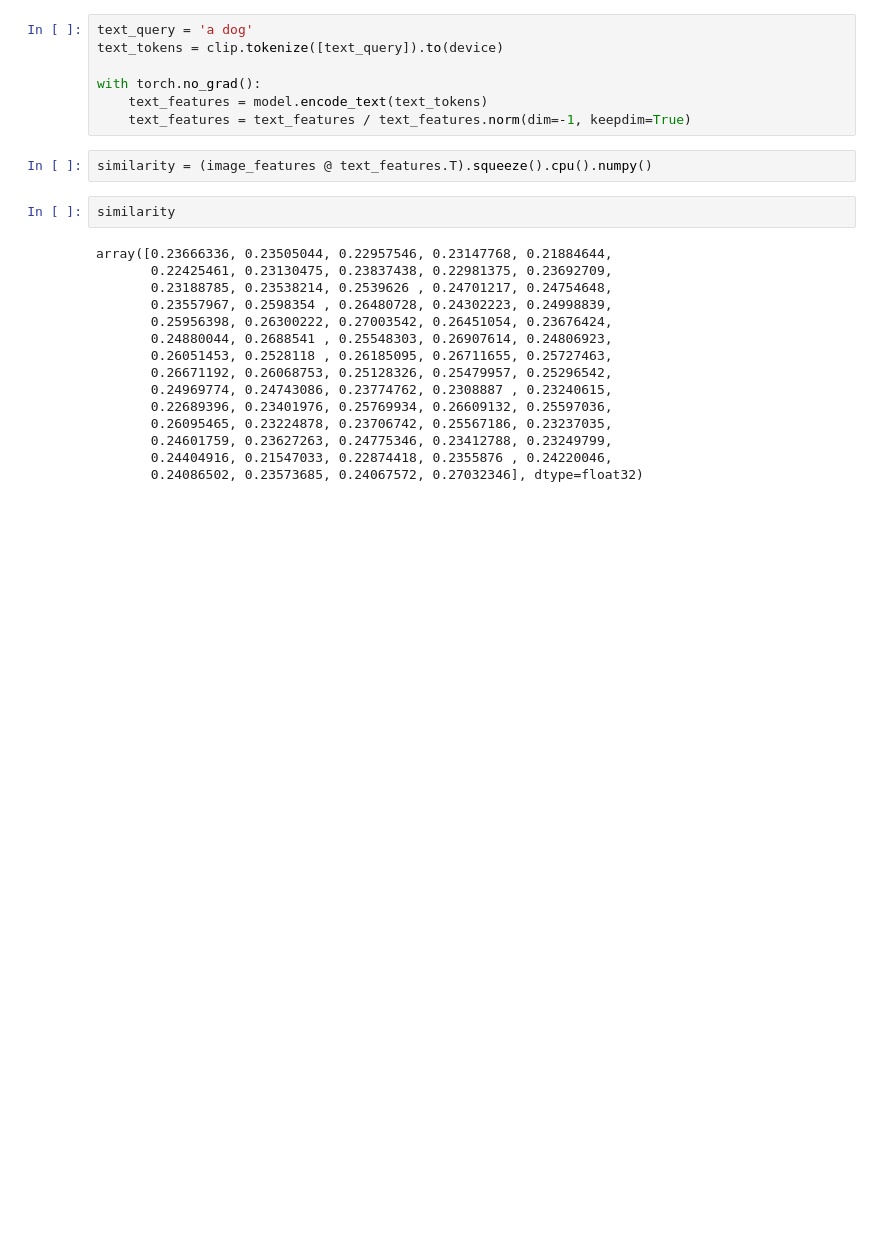
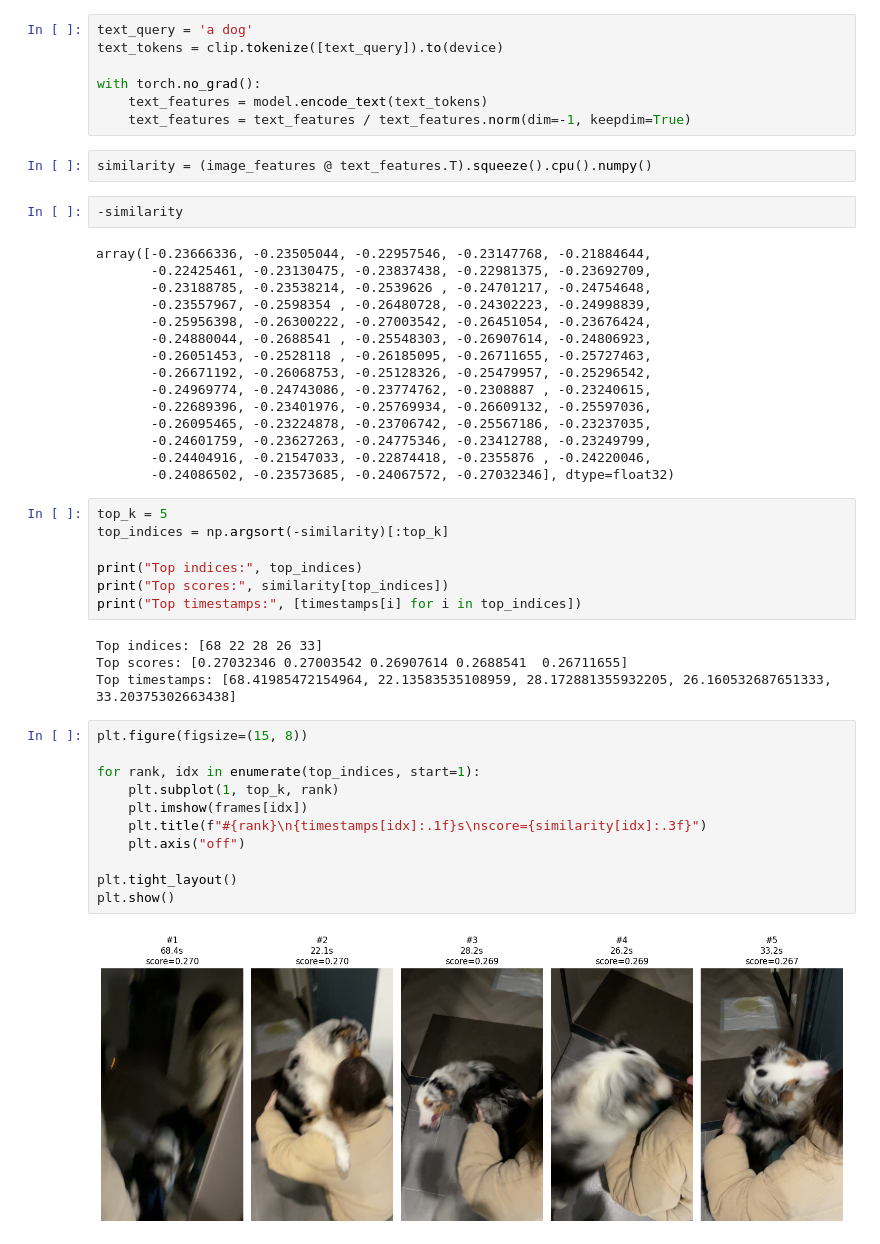
Before and after one commit to some-1-else/video-moment-retrieval, a Jupyter notebook: notebooks/first_try.ipynb, the cells around one changed output. Drawn from its saved outputs; the diff is of its cells as text; blank space fills up the shorter version.

Commit message:
find best frame in vide, first try notebook

```diff
--- a/notebooks/first_try.ipynb
+++ b/notebooks/first_try.ipynb
@@ -127,19 +127,43 @@ with torch.no_grad():
 # %%
 similarity = (image_features @ text_features.T).squeeze().cpu().numpy()
 # %%
-similarity
+-similarity
 # %% [output]
-array([0.23666336, 0.23505044, 0.22957546, 0.23147768, 0.21884644,
-       0.22425461, 0.23130475, 0.23837438, 0.22981375, 0.23692709,
-       0.23188785, 0.23538214, 0.2539626 , 0.24701217, 0.24754648,
-       0.23557967, 0.2598354 , 0.26480728, 0.24302223, 0.24998839,
-       0.25956398, 0.26300222, 0.27003542, 0.26451054, 0.23676424,
-       0.24880044, 0.2688541 , 0.25548303, 0.26907614, 0.24806923,
-       0.26051453, 0.2528118 , 0.26185095, 0.26711655, 0.25727463,
-       0.26671192, 0.26068753, 0.25128326, 0.25479957, 0.25296542,
-       0.24969774, 0.24743086, 0.23774762, 0.2308887 , 0.23240615,
-       0.22689396, 0.23401976, 0.25769934, 0.26609132, 0.25597036,
-       0.26095465, 0.23224878, 0.23706742, 0.25567186, 0.23237035,
-       0.24601759, 0.23627263, 0.24775346, 0.23412788, 0.23249799,
-       0.24404916, 0.21547033, 0.22874418, 0.2355876 , 0.24220046,
-       0.24086502, 0.23573685, 0.24067572, 0.27032346], dtype=float32)
+array([-0.23666336, -0.23505044, -0.22957546, -0.23147768, -0.21884644,
+       -0.22425461, -0.23130475, -0.23837438, -0.22981375, -0.23692709,
+       -0.23188785, -0.23538214, -0.2539626 , -0.24701217, -0.24754648,
+       -0.23557967, -0.2598354 , -0.26480728, -0.24302223, -0.24998839,
+       -0.25956398, -0.26300222, -0.27003542, -0.26451054, -0.23676424,
+       -0.24880044, -0.2688541 , -0.25548303, -0.26907614, -0.24806923,
+       -0.26051453, -0.2528118 , -0.26185095, -0.26711655, -0.25727463,
+       -0.26671192, -0.26068753, -0.25128326, -0.25479957, -0.25296542,
+       -0.24969774, -0.24743086, -0.23774762, -0.2308887 , -0.23240615,
+       -0.22689396, -0.23401976, -0.25769934, -0.26609132, -0.25597036,
+       -0.26095465, -0.23224878, -0.23706742, -0.25567186, -0.23237035,
+       -0.24601759, -0.23627263, -0.24775346, -0.23412788, -0.23249799,
+       -0.24404916, -0.21547033, -0.22874418, -0.2355876 , -0.24220046,
+       -0.24086502, -0.23573685, -0.24067572, -0.27032346], dtype=float32)
+# %%
+top_k = 5
+top_indices = np.argsort(-similarity)[:top_k]
+
+print("Top indices:", top_indices)
+print("Top scores:", similarity[top_indices])
+print("Top timestamps:", [timestamps[i] for i in top_indices])
+# %% [output]
+Top indices: [68 22 28 26 33]
+Top scores: [0.27032346 0.27003542 0.26907614 0.2688541  0.26711655]
+Top timestamps: [68.41985472154964, 22.13583535108959, 28.172881355932205, 26.160532687651333, 33.20375302663438]
+# %%
+plt.figure(figsize=(15, 8))
+
+for rank, idx in enumerate(top_indices, start=1):
+    plt.subplot(1, top_k, rank)
+    plt.imshow(frames[idx])
+    plt.title(f"#{rank}\n{timestamps[idx]:.1f}s\nscore={similarity[idx]:.3f}")
+    plt.axis("off")
+
+plt.tight_layout()
+plt.show()
+# %% [output]
+[figure, added]
```
Also changed, not shown: parts of 2 cells of this notebook.
